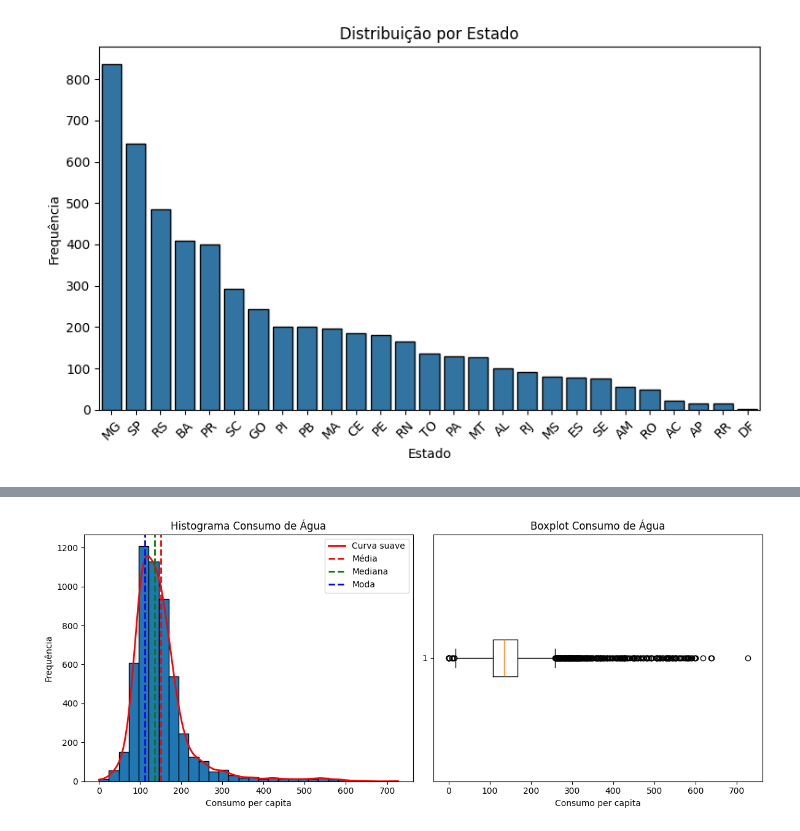
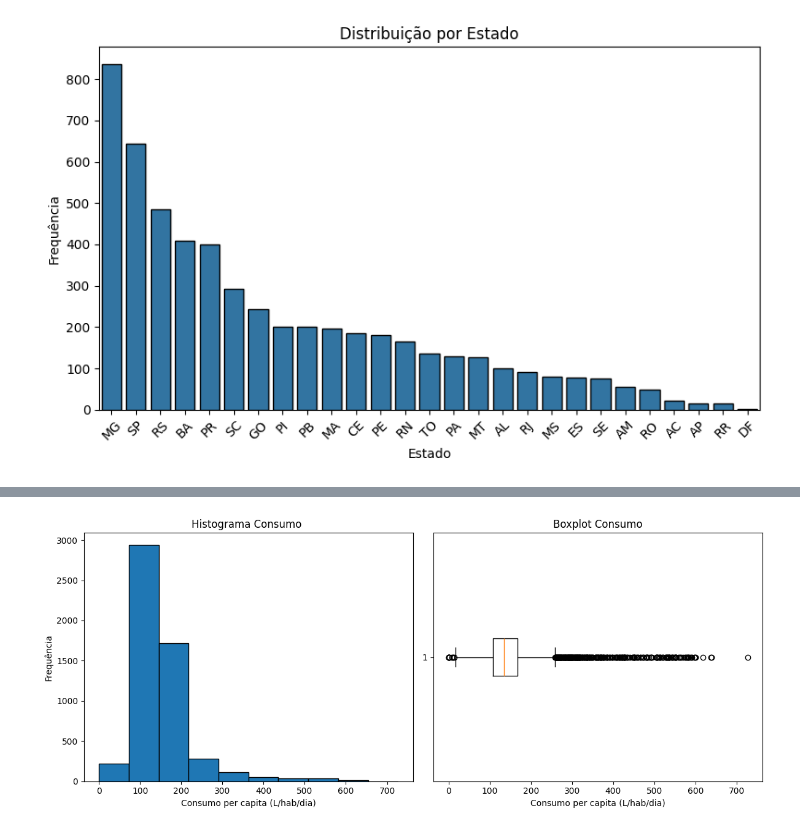
Before and after one commit to Vileno-C/analysis-of-water-consumption, a Jupyter notebook: main.ipynb, the cells around one changed output, grey strips where cells are left out. Saved outputs shown, nothing was run; the diff lists cells and outputs as text; code cells hidden in the pictures.

```diff
--- a/main.ipynb
+++ b/main.ipynb
@@ -410,54 +398,22 @@ plt.show()
 # %%
 # =========================================================
 # g) GRÁFICOS - CONTÍNUA
 # =========================================================
 
-# medidas
-media = medidas_continua['medidas']['media']
-mediana = medidas_continua['medidas']['mediana']
-moda = medidas_continua['medidas']['moda']
-
-# Dados
-x = df[continua]
-
 fig, axs = plt.subplots(1, 2, figsize=(12,5))
 
-# Histograma em frequência
-counts, bins, _ = axs[0].hist(x, bins=30, edgecolor="black", linewidth=1.0)
-
-# KDE
-kde = gaussian_kde(x)
-xx = np.linspace(min(x), max(x), 500)
-
-# largura média dos bins
-bin_width = bins[1] - bins[0]
-
-# Escalando KDE para ficar em frequência
-kde_scaled = kde(xx) * len(x) * bin_width
-
-# Curva suave
-axs[0].plot(xx, kde_scaled, color="red", linewidth=2, label="Curva suave")
-
-# Histograma
-#axs[0].hist(df[continua], bins=30, edgecolor="black", linewidth=1.0)
-axs[0].set_title("Histograma Consumo de Água")
-axs[0].set_xlabel("Consumo per capita")
+# HISTOGRAMA
+counts, bins, _ = axs[0].hist(df[continua], bins=10, edgecolor="black", linewidth=1)
+axs[0].set_title("Histograma Consumo ")
+axs[0].set_xlabel("Consumo per capita (L/hab/dia)")
 axs[0].set_ylabel("Frequência")
 
-# Linhas das medidas no histograma
-axs[0].axvline(media, color="red", linestyle="--", linewidth=2, label="Média")
-axs[0].axvline(mediana, color="green", linestyle="--", linewidth=2, label="Mediana")
-axs[0].axvline(moda, color="blue", linestyle="--", linewidth=2, label="Moda")
-
-axs[0].legend()
-
-# Boxplot
-axs[1].boxplot(x, vert=False)
-axs[1].set_title("Boxplot Consumo de Água")
-axs[1].set_xlabel("Consumo per capita")
-
+# BOX PLOT
+axs[1].boxplot(df[continua], vert=False)
+axs[1].set_title("Boxplot Consumo")
+axs[1].set_xlabel("Consumo per capita (L/hab/dia)")
 
 plt.tight_layout()
 plt.show()
 # %% [output]
-[figure, old version]
+[figure, new version]
```
Also changed, not shown: parts of 6 cells of this notebook.
